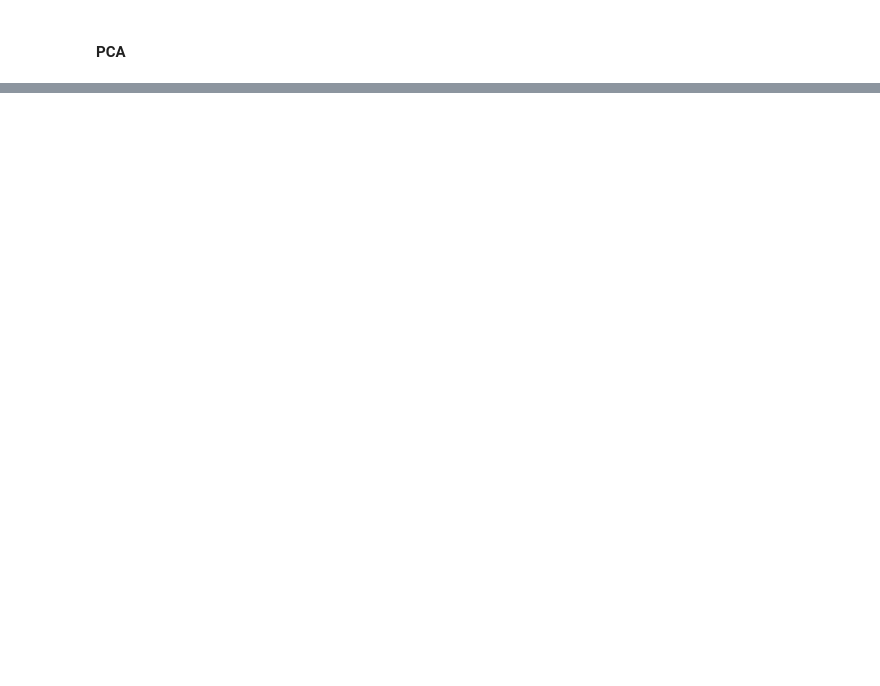
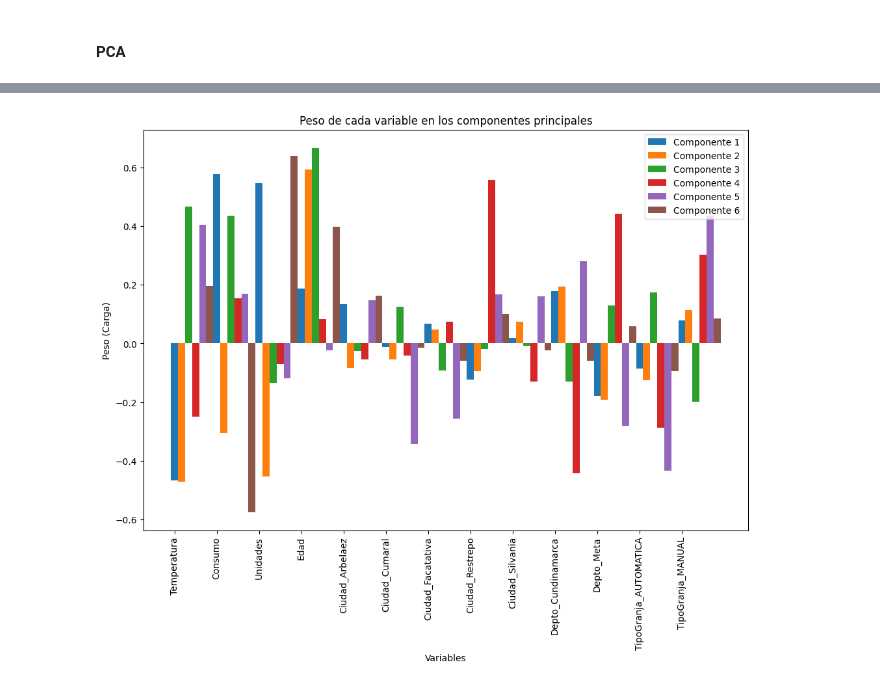
Before and after one commit to sebastiaanbv/Proyecto-final, a Jupyter notebook: Proyeccion_peso.ipynb, the cells around one changed output, grey strips where cells are left out. Drawn from its saved outputs; the diff is of its cells as text; code cells hidden in the pictures; blank space fills up the shorter version.

```diff
--- a/Proyeccion_peso.ipynb
+++ b/Proyeccion_peso.ipynb
@@ -495,0 +661,20 @@ plt.show()
+# %%
+# Extraemos las cargas de los componentes principales
+loadings = pca.components_.T
+num_components = loadings.shape[1]
+variables = df_tranform_ind.columns
+
+# Graficamos el peso de cada variable por componente
+plt.figure(figsize=(12, 8))
+
+for i in range(num_components):
+    plt.bar(np.arange(len(variables)) + i / num_components, loadings[:, i], width=1 / num_components, label=f'Componente {i + 1}')
+
+plt.xticks(ticks=np.arange(len(variables)), labels=variables, rotation=90)
+plt.xlabel('Variables')
+plt.ylabel('Peso (Carga)')
+plt.title('Peso de cada variable en los componentes principales')
+plt.legend()
+plt.show()
+# %% [output]
+[figure, added]
```
Also changed, not shown: parts of 28 cells of this notebook, 2 other files.
